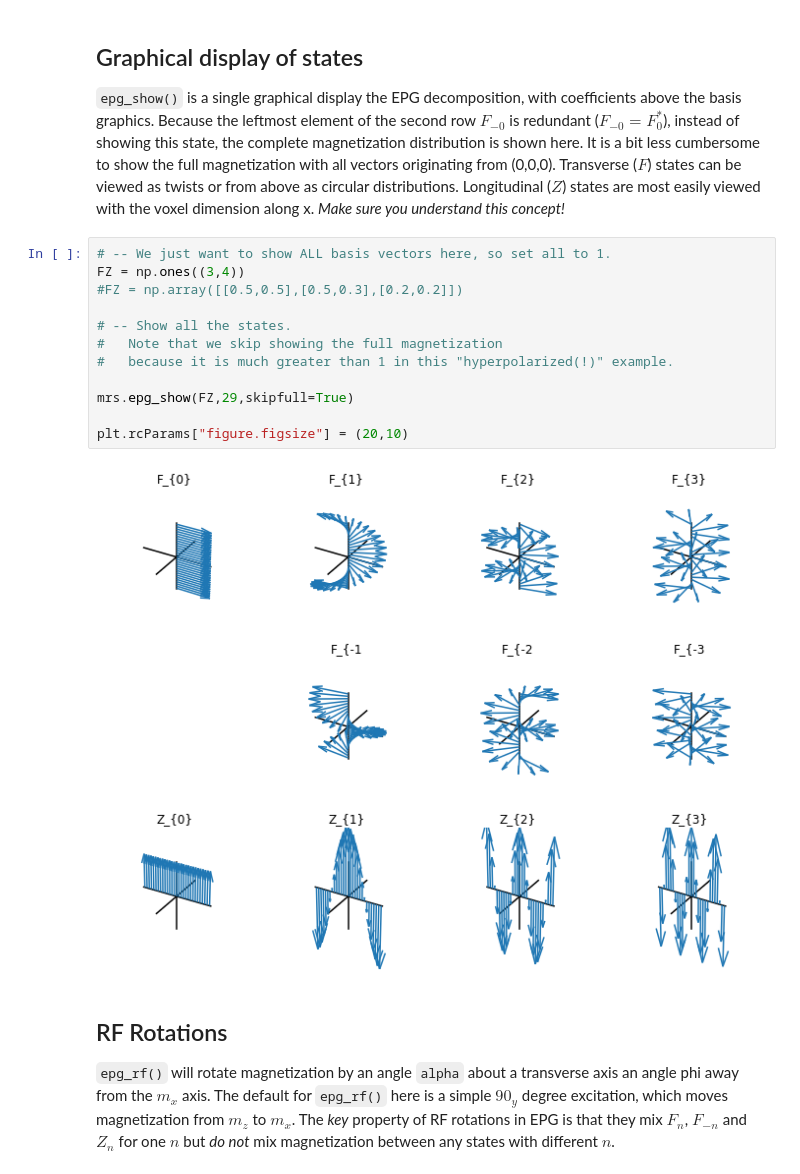
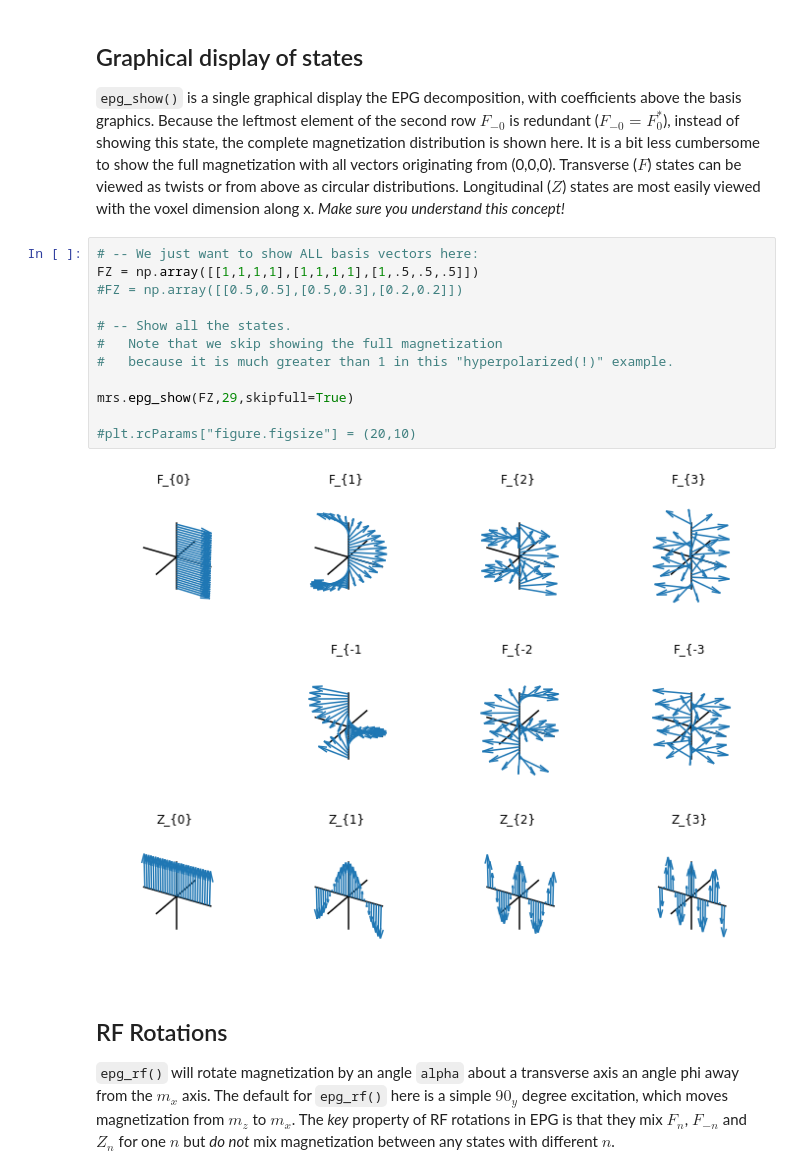
Before and after one commit to mribri999/MRSignalsSeqs, a Jupyter notebook: Python/Rad 229 - Extended Phase Graphs (EPGs) Tutorial.ipynb, the cells around one changed output. Saved outputs shown, nothing was run; the diff lists cells and outputs as text.

```diff
--- a/Python/Rad 229 - Extended Phase Graphs (EPGs) Tutorial.ipynb
+++ b/Python/Rad 229 - Extended Phase Graphs (EPGs) Tutorial.ipynb
@@ -42,19 +42,19 @@ $$\left[ \begin{matrix} F_0 & F_1 & F_2 & \cdots & F_n \\
 ## Graphical display of states
 `epg_show()` is a single graphical display the EPG decomposition, with coefficients above the basis graphics.  Because the leftmost element of the second row $F_{-0}$ is redundant ($F_{-0}=F^\ast_0$), instead of showing this state, the complete magnetization distribution is shown here.  It is a bit less cumbersome to show the full magnetization with all vectors originating from (0,0,0).  Transverse ($F$) states can be viewed as twists or from above as circular distributions.   Longitudinal ($Z$) states are most easily viewed with the voxel dimension along x.  _Make sure you understand this concept!_
 # %%
-# -- We just want to show ALL basis vectors here, so set all to 1.
-FZ = np.ones((3,4))
+# -- We just want to show ALL basis vectors here:
+FZ = np.array([[1,1,1,1],[1,1,1,1],[1,.5,.5,.5]])
 #FZ = np.array([[0.5,0.5],[0.5,0.3],[0.2,0.2]])
 
 # -- Show all the states.
 #   Note that we skip showing the full magnetization
 #   because it is much greater than 1 in this "hyperpolarized(!)" example.
 
 mrs.epg_show(FZ,29,skipfull=True)
 
-plt.rcParams["figure.figsize"] = (20,10)
+#plt.rcParams["figure.figsize"] = (20,10)
 # %% [output]
-[figure, old version]
+[figure, new version]
 # %% [markdown]
 ## RF Rotations
 `epg_rf()` will rotate magnetization by an angle `alpha` about a transverse axis an angle phi away from the $m_x$ axis.  The default for `epg_rf()` here is a simple $90_y$ degree excitation, which moves magnetization from $m_z$ to $m_x$.  The _key_ property of RF rotations in EPG is that they mix $F_n$, $F_{-n}$ and $Z_n$ for one $n$ but _do not_ mix magnetization between any states with different $n$.
```
Also changed, not shown: parts of 5 cells of this notebook, 1 other file.
